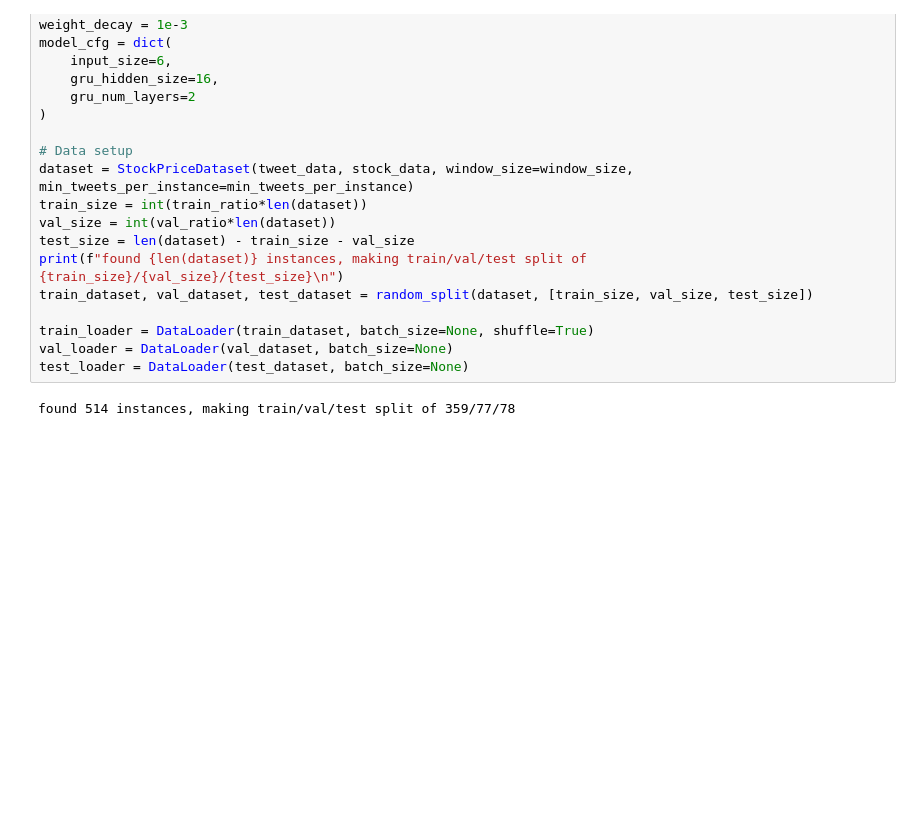
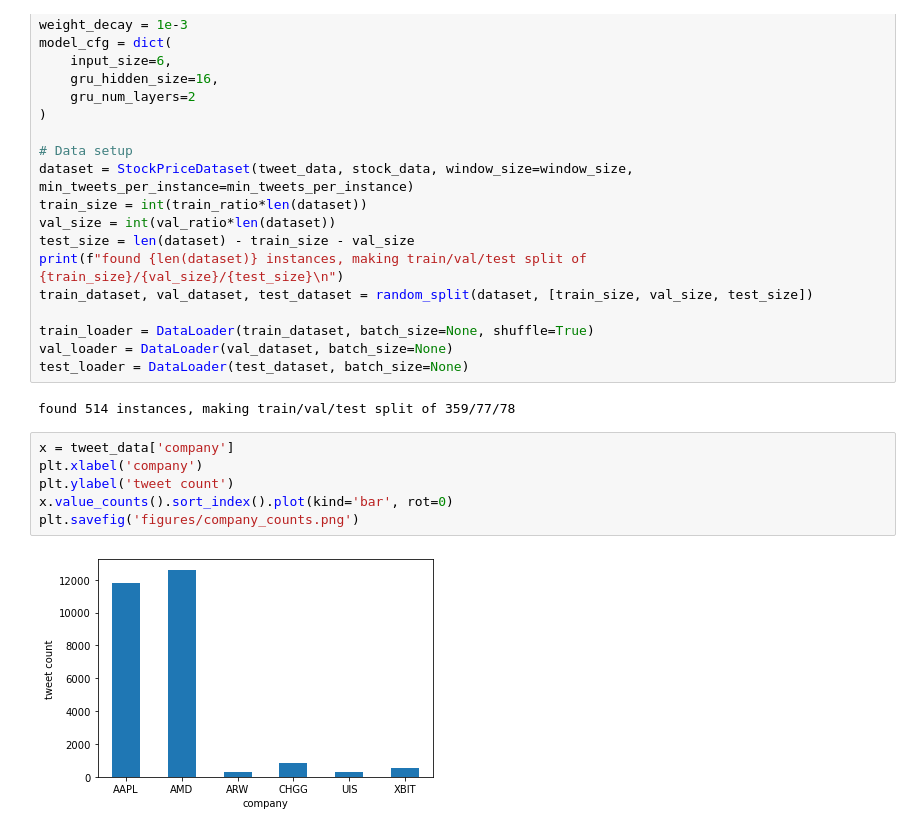
Before and after one commit to fagan2888/nlp-final-project, a Jupyter notebook: playground.ipynb, the cells around one changed output. Saved outputs shown, nothing was run; the diff lists cells and outputs as text; blank space fills up the shorter version.

```diff
--- a/playground.ipynb
+++ b/playground.ipynb
@@ -54,5 +54,13 @@ val_loader = DataLoader(val_dataset, batch_size=None)
 test_loader = DataLoader(test_dataset, batch_size=None)
 # %% [output]
 found 514 instances, making train/val/test split of 359/77/78
+# %%
+x = tweet_data['company']
+plt.xlabel('company')
+plt.ylabel('tweet count')
+x.value_counts().sort_index().plot(kind='bar', rot=0)
+plt.savefig('figures/company_counts.png')
+# %% [output]
+[figure, added]
 # %%
 x = tweet_data['compound']
```
Also changed, not shown: parts of 6 cells of this notebook, 12 other files.
